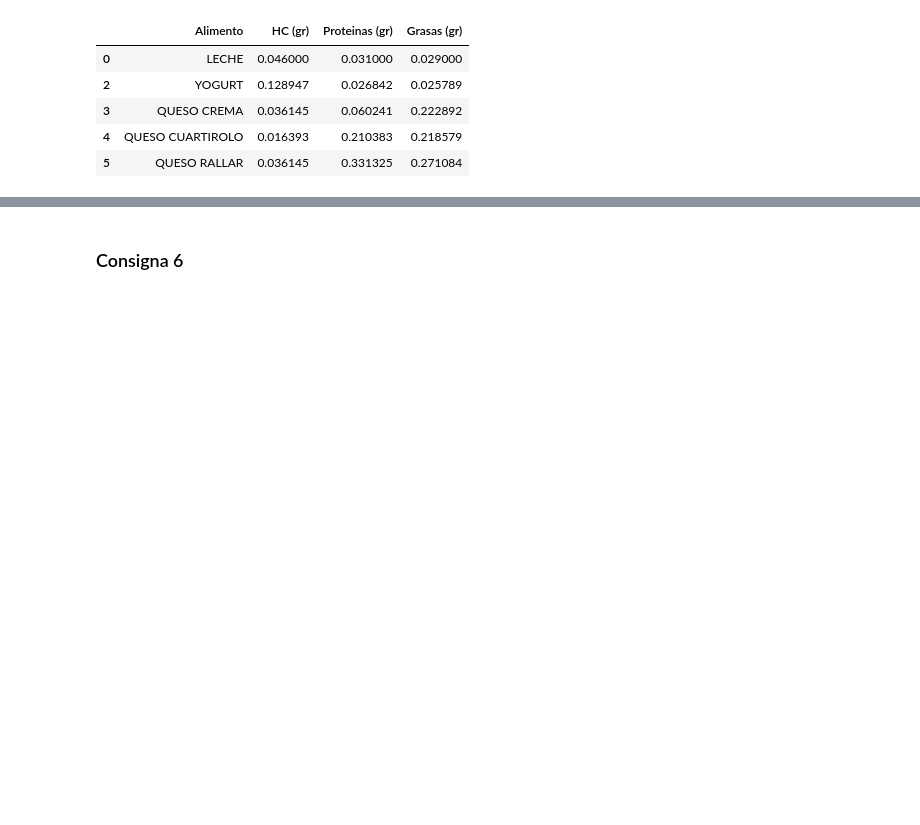
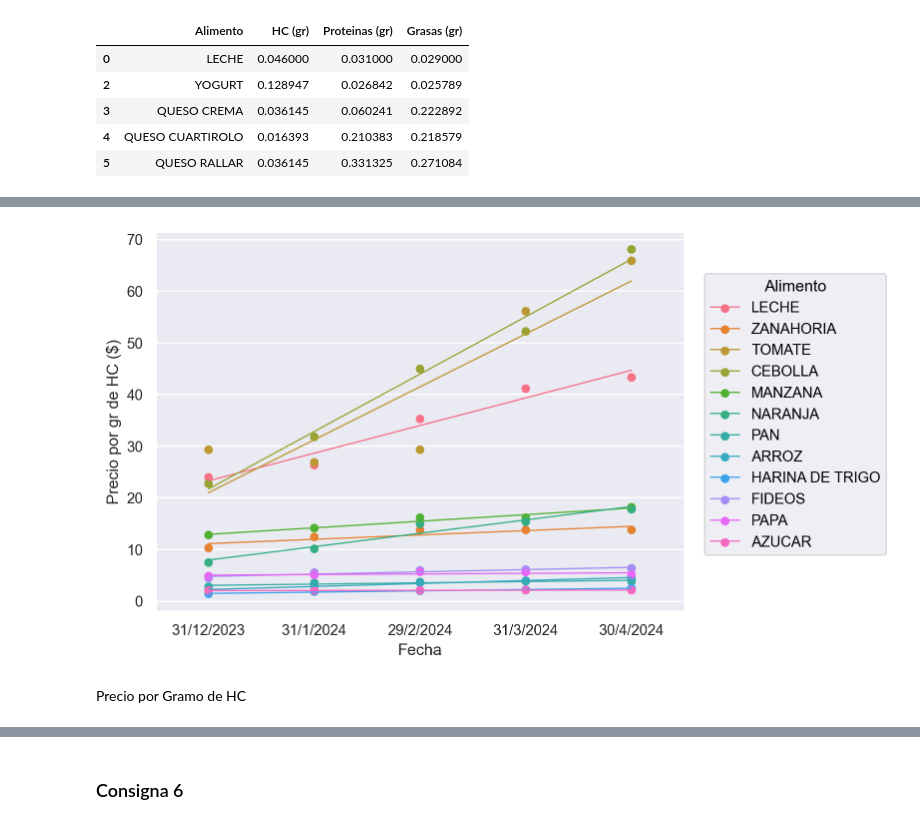
Before and after one commit to iggallardo-uba/ALC-TP2, a Jupyter notebook: Grupo-GR18.ipynb, the cells around one changed output, grey strips where cells are left out. Drawn from its saved outputs; the diff is of its cells as text; code cells hidden in the pictures; blank space fills up the shorter version.

```diff
--- a/Grupo-GR18.ipynb
+++ b/Grupo-GR18.ipynb
@@ -378,0 +399,4 @@ TypeError: mark must be a Mark instance, not <class 'seaborn._stats.regression.P
+# %%
+HC__Nutricional = melted_nutricional[melted_nutricional["HC (gr)"] > 0].drop(columns=["Proteinas (gr)", "Grasas (gr)"]).reset_index(drop=True)
+
+HC__Nutricional.head()
@@ -378,0 +410,6 @@ TypeError: mark must be a Mark instance, not <class 'seaborn._stats.regression.P
+# %%
+HC__Nutricional["Precio por gr ($)"] = HC__Nutricional["Precio por gr ($)"] / HC__Nutricional["HC (gr)"]
+
+HC__Nutricional = HC__Nutricional.rename(columns={"Precio por gr ($)":"Precio por gr de HC ($)"})
+
+HC__Nutricional.head()
@@ -378,0 +423,6 @@ TypeError: mark must be a Mark instance, not <class 'seaborn._stats.regression.P
+# %%
+so.Plot(data=HC__Nutricional, x="Fecha", y="Precio por gr de HC ($)", color="Alimento").add(so.Dot()).add(so.Line(linewidth=1), so.PolyFit(1))
+# %% [output]
+[figure, added]
+# %% [markdown]
+Precio por Gramo de HC
```
Also changed, not shown: parts of 23 cells of this notebook, 1 other file.
